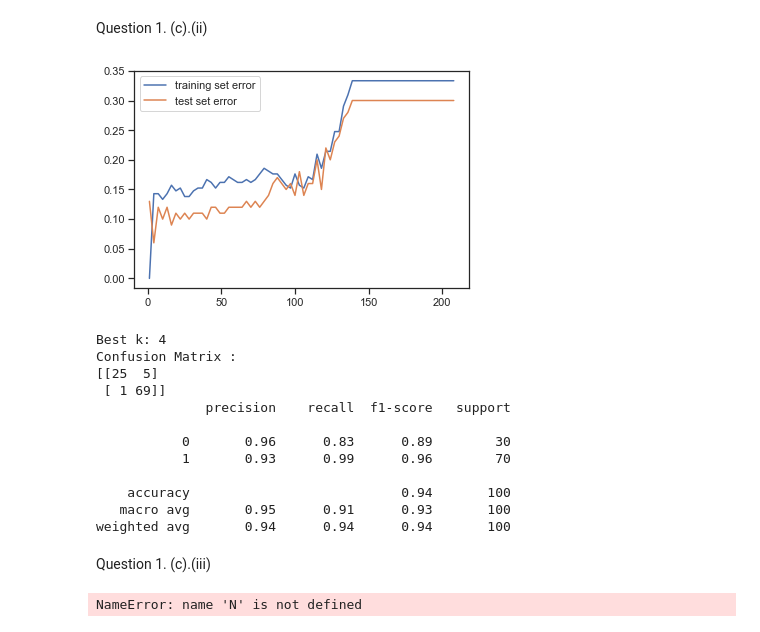
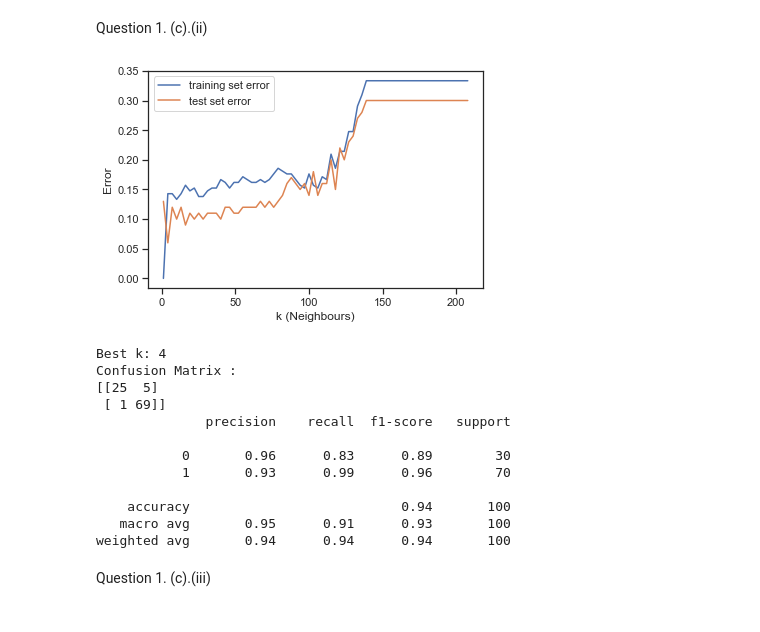
Before and after one commit to smustala/DSCI_552, a Jupyter notebook: HomeWork_1/notebook/HomeWork1.ipynb, the cells around one changed output. Saved outputs shown, nothing was run; the diff lists cells and outputs as text; code cells hidden in the pictures.

```diff
--- a/HomeWork_1/notebook/HomeWork1.ipynb
+++ b/HomeWork_1/notebook/HomeWork1.ipynb
@@ -36,12 +36,10 @@ df1 = df[df['label']== 0].iloc[0:70]
 df2 = df[df['label']== 1].iloc[0:140]
 frames = [df1,df2]
 df_train = pd.concat(frames)
-df_train = df_train.sample(frac=1).reset_index(drop=True)   #shuffling the rows
 df3 = df[df['label']== 0].iloc[70:]
 df4 = df[df['label'] == 1].iloc[140:]
 frames2 = [df3,df4]
 df_test = pd.concat(frames2)
-df_test = df_test.sample(frac=1).reset_index(drop = True)
 # %% [markdown]
 Question 1. (c).(i)
 # %%
@@ -79,17 +77,19 @@ Question 1. (c).(ii)
 # %%
 plt.plot(neigh, KNNrmse(neigh,X,y,X,y, "euclidean")[0], label = 'training set error')
 plt.plot(neigh, KNNrmse(neigh,X,y,X_test,y_test,"euclidean")[0], label = 'test set error')
+plt.xlabel('k (Neighbours)')
+plt.ylabel('Error')
 plt.legend()
 plt.show()
 k_best = KNNrmse(neigh,X,y,X_test,y_test,"euclidean")[3]
 print("Best k: " + str(k_best))
 model = sklearn.neighbors.KNeighborsClassifier(n_neighbors= k_best, metric = "euclidean")
 model.fit(X,y)
 y_pred = model.predict(X_test)
 print("Confusion Matrix :\n" + str(sklearn.metrics.confusion_matrix(y_test, y_pred)))
 print(sklearn.metrics.classification_report(y_test, y_pred))
 # %% [output]
-[figure, old version]
+[figure, new version]
 Best k: 4
 Confusion Matrix :
 [[25  5]
@@ -104,10 +104,6 @@ Confusion Matrix :
 weighted avg       0.94      0.94      0.94       100
 # %% [markdown]
 Question 1. (c).(iii)
-# %%
-N
-# %% [output]
-NameError: name 'N' is not defined
 # %%
 def create_trainingset(df_train, N):
     df_tr1 = df_train[df_train['label'] == 0].iloc[:N//3]
```
Also changed, not shown: parts of 75 cells of this notebook.
